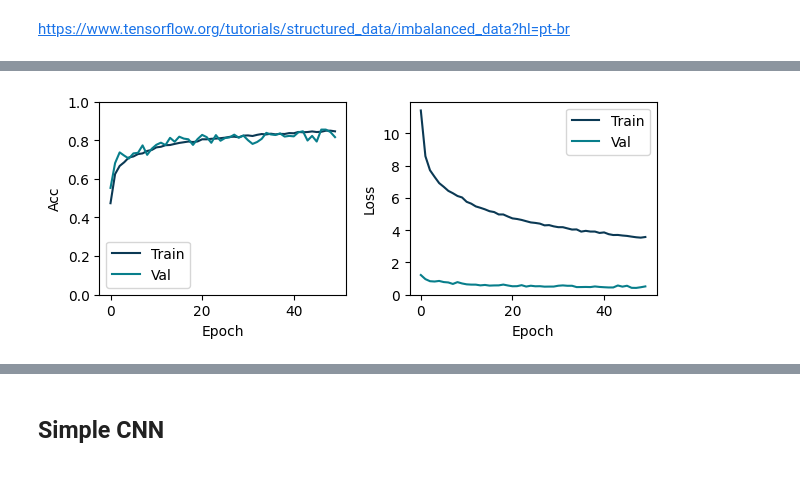
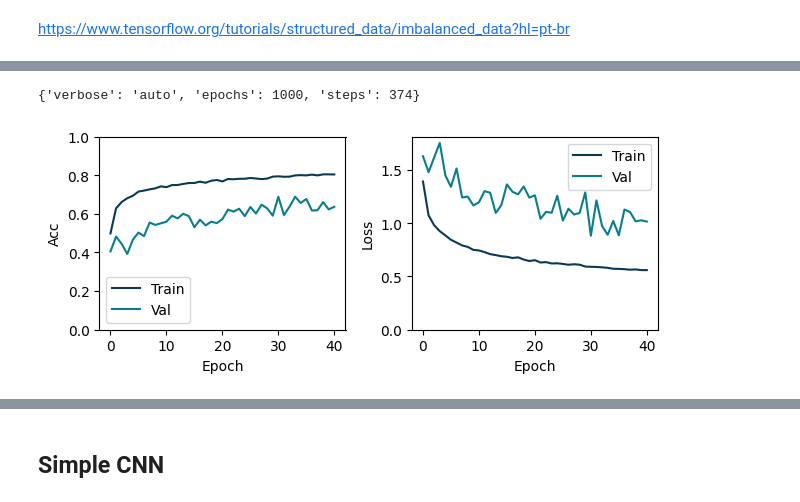
Before and after one commit to TiagoCAAmorim/machine_learning, a Jupyter notebook: Lista03/Lista03.ipynb, the cells around one changed output, grey strips where cells are left out. Cells and saved outputs as stored; diff of their text form; code cells hidden in the pictures.

```diff
--- a/Lista03/Lista03.ipynb
+++ b/Lista03/Lista03.ipynb
@@ -317,0 +384,10 @@ Epoch 50/50
+# %%
+mlp_models = {}
+mlp_options_vanilla = {
+    'nodes': 300,
+    'learning_rate': 1E-4,
+    'use_augmentation': False,
+    'epochs': 1000,
+    'batch_size': 32,
+    'class_weight': None}
+mlp_models['Vanilla'] = make_and_train_mlp(mlp_options_vanilla)
@@ -317,0 +414,18 @@ Epoch 50/50
+# %%
+def update_dict(ref_dict, new_dict):
+  updated_dict = ref_dict.copy()
+  updated_dict.update({key: value for key, value in new_dict.items() if key in ref_dict})
+  return updated_dict
+# %%
+mlp_tests = {}
+mlp_tests['With augmentation'] = update_dict(mlp_options_vanilla,
+                                             {'use_augmentation': True})
+mlp_tests['With class weight'] = update_dict(mlp_options_vanilla,
+                                             {'class_weight': class_weight})
+mlp_tests['With weight+augm.'] = update_dict(mlp_options_vanilla,
+                                             {'use_augmentation': True,
+                                              'class_weight': class_weight})
+# %%
+for k, v in mlp_tests.items():
+    print(f'############## {k} ##############')
+    mlp_models[k] = make_and_train_mlp(v)
@@ -344,4 +465,0 @@ def plot_metrics(history):
-# %%
-plot_metrics(mlp_history)
-# %% [output]
-[figure, removed]
@@ -348 +493,9 @@ plot_metrics(mlp_history)
+# %%
+mlp_models['Vanilla'].history.params
+# %% [output]
+{'verbose': 'auto', 'epochs': 1000, 'steps': 374}
+# %%
+plot_metrics(mlp_models['Vanilla'].history)
+# %% [output]
+[figure, added]
 # %%
```
Also changed, not shown: parts of 22 cells of this notebook, 2 other files.
